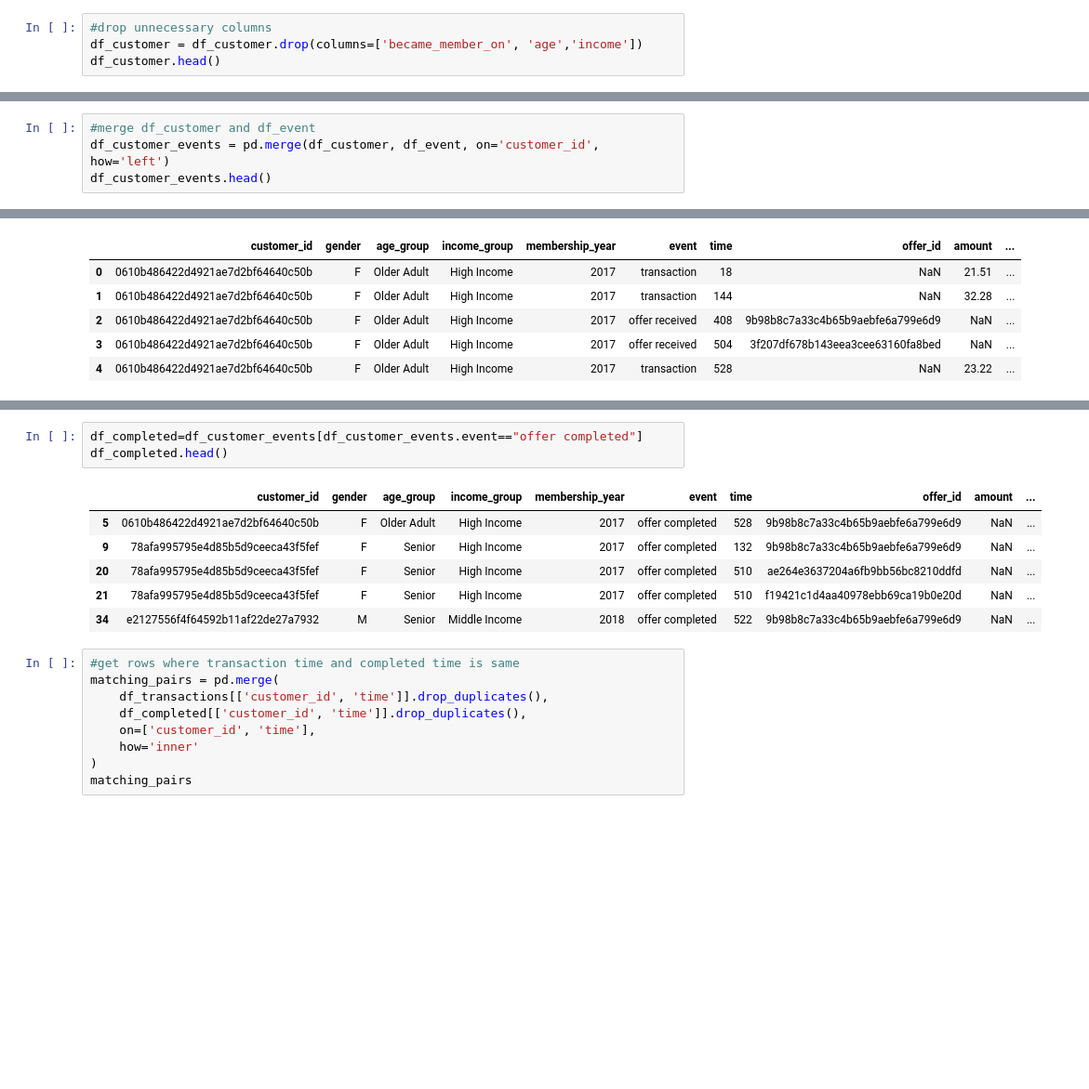
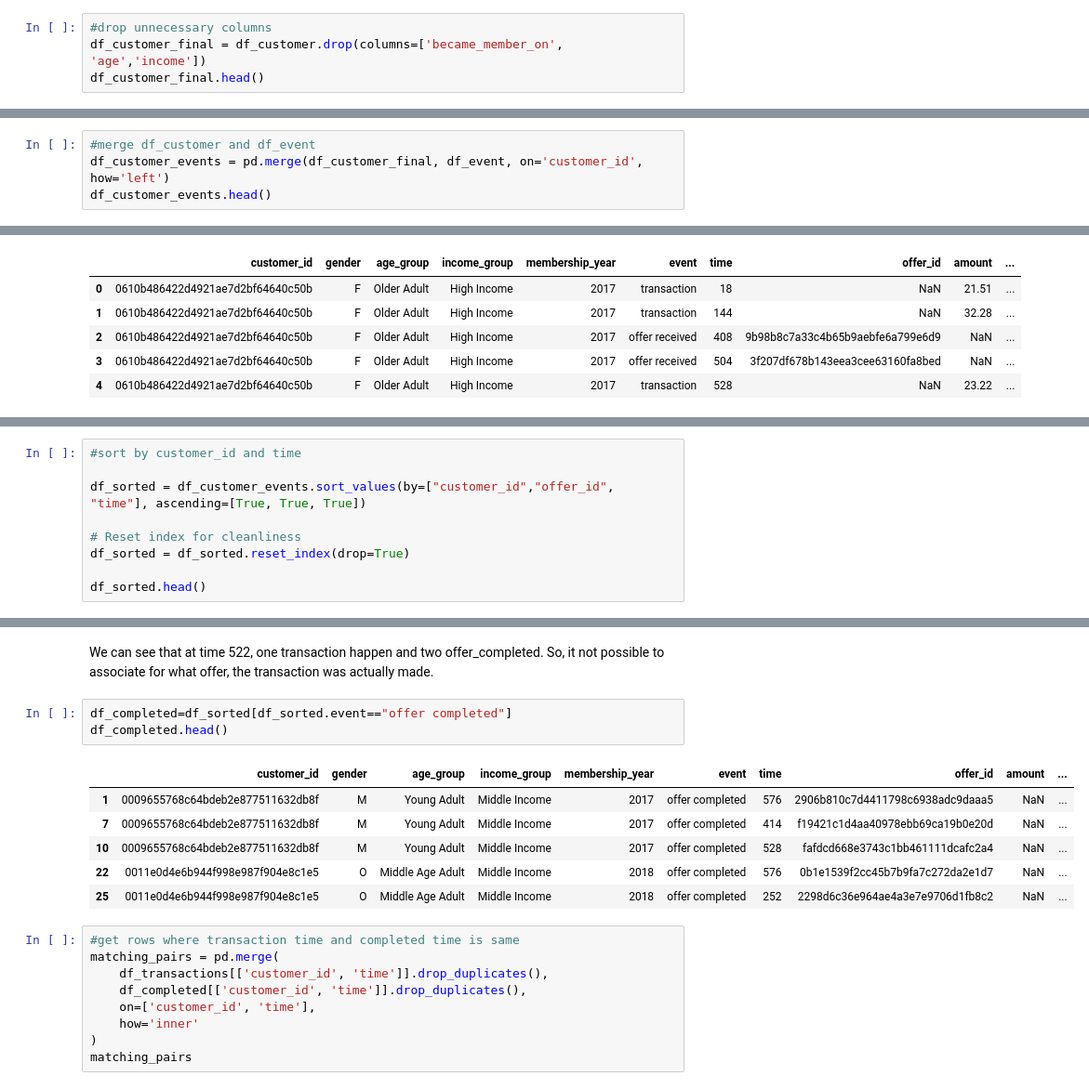
Before and after one commit to irfanzim/Python-Maven-Rewards-Challenge, a Jupyter notebook: Untitled1.ipynb, the cells around one changed output, grey strips where cells are left out. Shown at 93% size. Cells and saved outputs as stored; diff of their text form; blank space fills up the shorter version.

```diff
--- a/Untitled1.ipynb
+++ b/Untitled1.ipynb
@@ -154,8 +154,8 @@ membership_year
 Name: count, dtype: int64
 # %%
 #drop unnecessary columns
-df_customer = df_customer.drop(columns=['became_member_on', 'age','income'])
-df_customer.head()
+df_customer_final = df_customer.drop(columns=['became_member_on', 'age','income'])
+df_customer_final.head()
 # %% [output]
 |  | customer_id | gender | age_group | income_group | membership_year |
 | 0 | 0610b486422d4921ae7d2bf64640c50b | F | Older Adult | High Income | 2017 |
@@ -177,6 +186,6 @@ df_event.head()
 # %%
 #merge df_customer and df_event
-df_customer_events = pd.merge(df_customer, df_event, on='customer_id', how='left')
+df_customer_events = pd.merge(df_customer_final, df_event, on='customer_id', how='left')
 df_customer_events.head()
 # %% [output]
 |  | customer_id | gender | age_group | income_group | membership_year | event | time | offer_id | amount | ... |
@@ -314,0 +317,9 @@ Name: count, dtype: int64
+# %%
+#sort by customer_id and time
+
+df_sorted = df_customer_events.sort_values(by=["customer_id","offer_id", "time"], ascending=[True, True, True])
+
+# Reset index for cleanliness
+df_sorted = df_sorted.reset_index(drop=True)
+
+df_sorted.head()
@@ -315,13 +360,15 @@ Name: count, dtype: int64
+# %% [markdown]
+We can see that at time 522, one transaction happen and two offer_completed. So, it not possible to associate for what offer, the transaction was actually made.
 # %%
-df_completed=df_customer_events[df_customer_events.event=="offer completed"]
+df_completed=df_sorted[df_sorted.event=="offer completed"]
 df_completed.head()
 # %% [output]
 |  | customer_id | gender | age_group | income_group | membership_year | event | time | offer_id | amount | ... |
-| 5 | 0610b486422d4921ae7d2bf64640c50b | F | Older Adult | High Income | 2017 | offer completed | 528 | 9b98b8c7a33c4b65b9aebfe6a799e6d9 | NaN | ... |
-| 9 | 78afa995795e4d85b5d9ceeca43f5fef | F | Senior | High Income | 2017 | offer completed | 132 | 9b98b8c7a33c4b65b9aebfe6a799e6d9 | NaN | ... |
-| 20 | 78afa995795e4d85b5d9ceeca43f5fef | F | Senior | High Income | 2017 | offer completed | 510 | ae264e3637204a6fb9bb56bc8210ddfd | NaN | ... |
-| 21 | 78afa995795e4d85b5d9ceeca43f5fef | F | Senior | High Income | 2017 | offer completed | 510 | f19421c1d4aa40978ebb69ca19b0e20d | NaN | ... |
-| 34 | e2127556f4f64592b11af22de27a7932 | M | Senior | Middle Income | 2018 | offer completed | 522 | 9b98b8c7a33c4b65b9aebfe6a799e6d9 | NaN | ... |
+| 1 | 0009655768c64bdeb2e877511632db8f | M | Young Adult | Middle Income | 2017 | offer completed | 576 | 2906b810c7d4411798c6938adc9daaa5 | NaN | ... |
+| 7 | 0009655768c64bdeb2e877511632db8f | M | Young Adult | Middle Income | 2017 | offer completed | 414 | f19421c1d4aa40978ebb69ca19b0e20d | NaN | ... |
+| 10 | 0009655768c64bdeb2e877511632db8f | M | Young Adult | Middle Income | 2017 | offer completed | 528 | fafdcd668e3743c1bb461111dcafc2a4 | NaN | ... |
+| 22 | 0011e0d4e6b944f998e987f904e8c1e5 | O | Middle Age Adult | Middle Income | 2018 | offer completed | 576 | 0b1e1539f2cc45b7b9fa7c272da2e1d7 | NaN | ... |
+| 25 | 0011e0d4e6b944f998e987f904e8c1e5 | O | Middle Age Adult | Middle Income | 2018 | offer completed | 252 | 2298d6c36e964ae4a3e7e9706d1fb8c2 | NaN | ... |
 # %%
 #get rows where transaction time and completed time is same
 matching_pairs = pd.merge(
```
Also changed, not shown: parts of 9 cells of this notebook.
